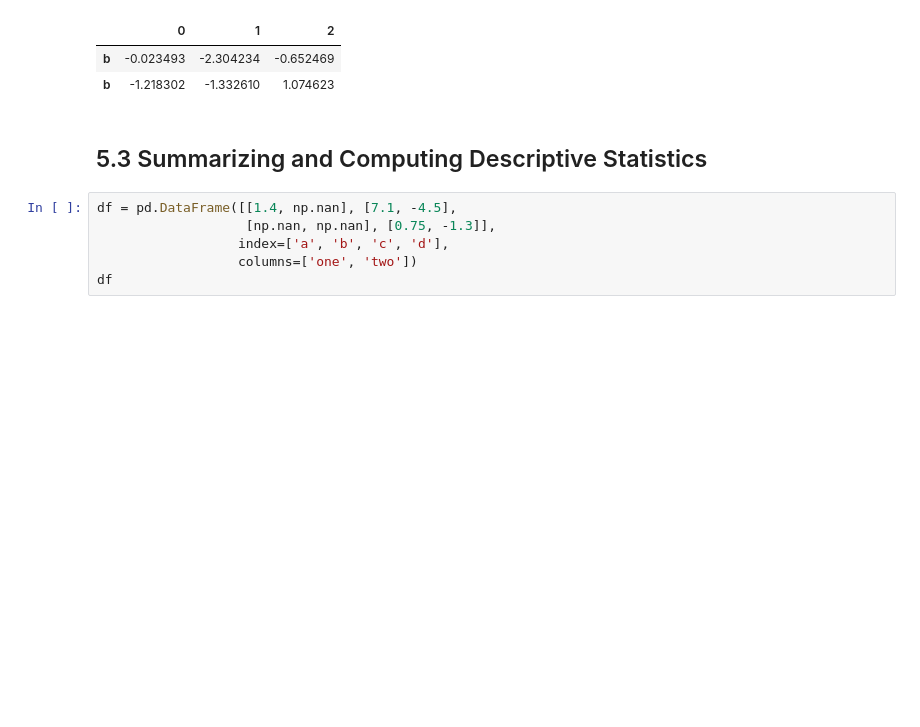
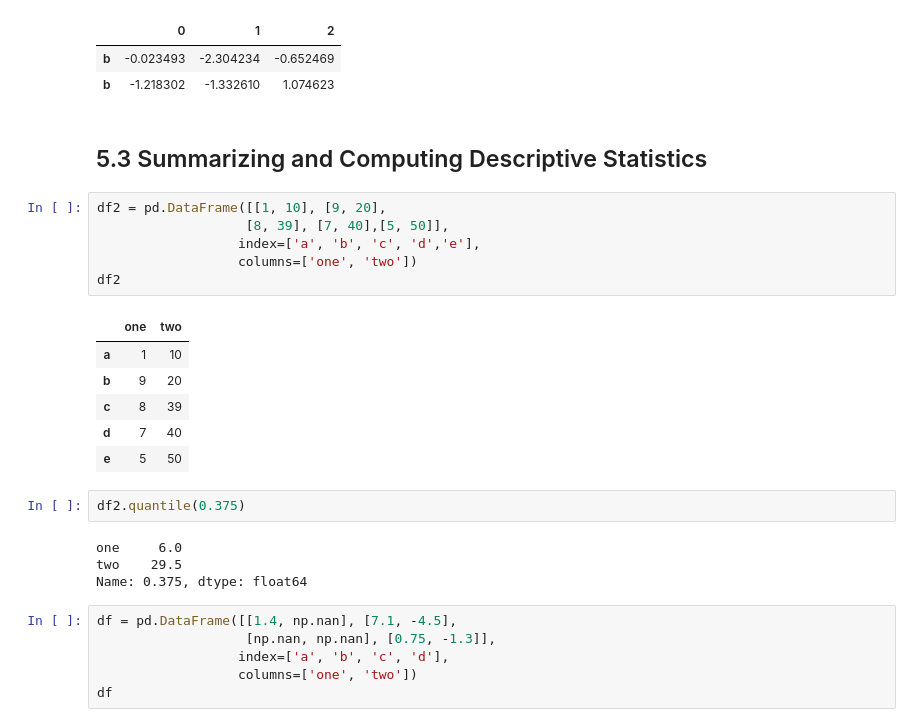
Before and after one commit to zhoujing204/pydata-book, a Jupyter notebook: ch05.ipynb, the cells around one changed output. Saved outputs shown, nothing was run; the diff lists cells and outputs as text; blank space fills up the shorter version.

```diff
--- a/ch05.ipynb
+++ b/ch05.ipynb
@@ -984,6 +984,25 @@ df.loc['b']
 | b | -1.218302 | -1.332610 | 1.074623 |
 # %% [markdown]
 ## 5.3 Summarizing and Computing Descriptive Statistics
+# %%
+df2 = pd.DataFrame([[1, 10], [9, 20],
+                   [8, 39], [7, 40],[5, 50]],
+                  index=['a', 'b', 'c', 'd','e'],
+                  columns=['one', 'two'])
+df2
+# %% [output]
+|  | one | two |
+| a | 1 | 10 |
+| b | 9 | 20 |
+| c | 8 | 39 |
+| d | 7 | 40 |
+| e | 5 | 50 |
+# %%
+df2.quantile(0.375)
+# %% [output]
+one     6.0
+two    29.5
+Name: 0.375, dtype: float64
 # %%
 df = pd.DataFrame([[1.4, np.nan], [7.1, -4.5],
                    [np.nan, np.nan], [0.75, -1.3]],
```
Also changed, not shown: parts of 9 cells of this notebook, 7 other files.
